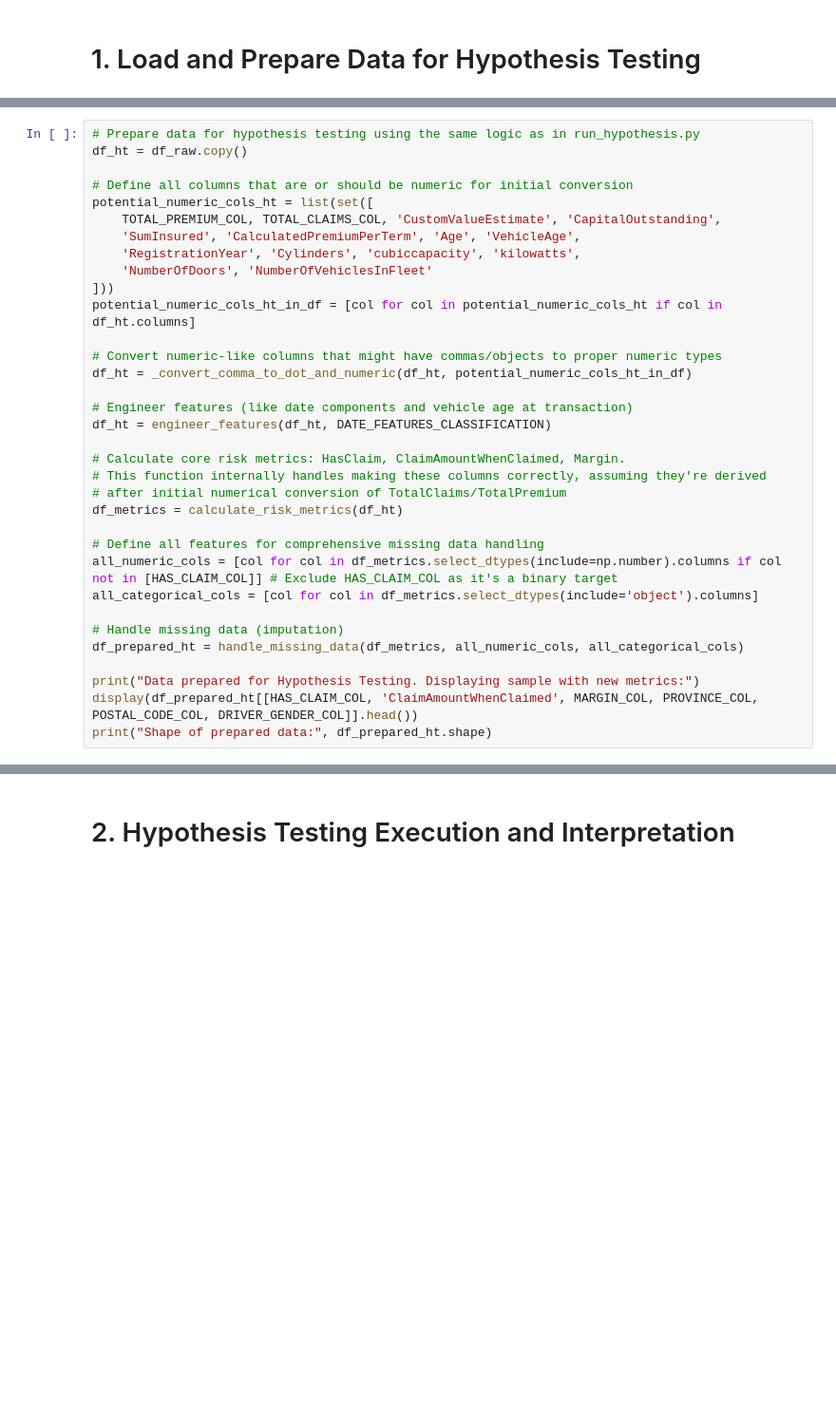
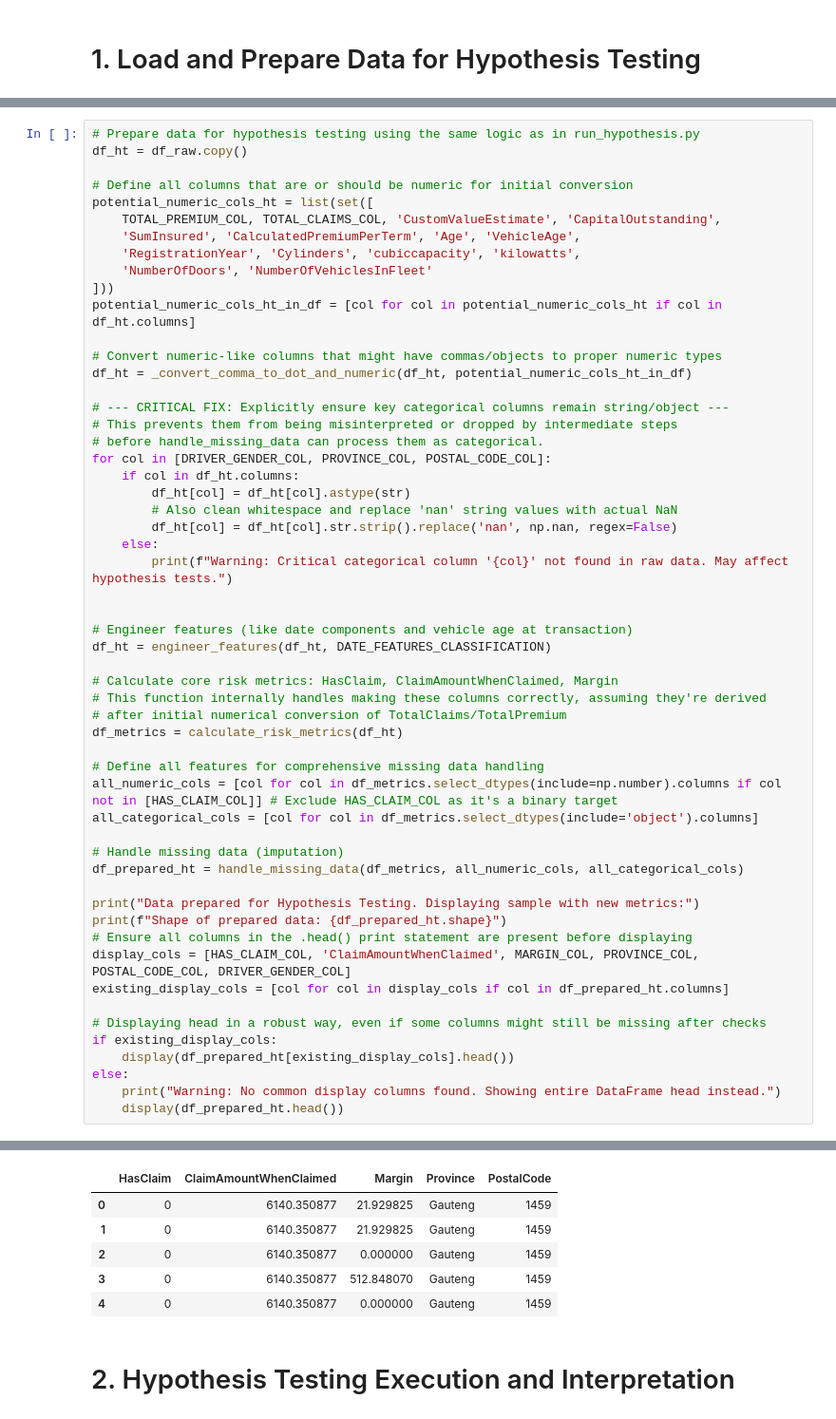
Before and after one commit to benkenlin/KAIM_W03_AlphaCare_Insurance_Risk_Analysis, a Jupyter notebook: notebooks/02_hypothesis_testing.ipynb, the cells around one changed output, grey strips where cells are left out. Shown at 95% size. Saved outputs shown, nothing was run; the diff lists cells and outputs as text; blank space fills up the shorter version.

Commit message:
feat: Hypothesis testing

```diff
--- a/notebooks/02_hypothesis_testing.ipynb
+++ b/notebooks/02_hypothesis_testing.ipynb
@@ -94,10 +140,22 @@ potential_numeric_cols_ht_in_df = [col for col in potential_numeric_cols_ht if c
 # Convert numeric-like columns that might have commas/objects to proper numeric types
 df_ht = _convert_comma_to_dot_and_numeric(df_ht, potential_numeric_cols_ht_in_df)
 
+# --- CRITICAL FIX: Explicitly ensure key categorical columns remain string/object ---
+# This prevents them from being misinterpreted or dropped by intermediate steps
+# before handle_missing_data can process them as categorical.
+for col in [DRIVER_GENDER_COL, PROVINCE_COL, POSTAL_CODE_COL]:
+    if col in df_ht.columns:
+        df_ht[col] = df_ht[col].astype(str)
+        # Also clean whitespace and replace 'nan' string values with actual NaN
+        df_ht[col] = df_ht[col].str.strip().replace('nan', np.nan, regex=False)
+    else:
+        print(f"Warning: Critical categorical column '{col}' not found in raw data. May affect hypothesis tests.")
+
+
 # Engineer features (like date components and vehicle age at transaction)
 df_ht = engineer_features(df_ht, DATE_FEATURES_CLASSIFICATION)
 
-# Calculate core risk metrics: HasClaim, ClaimAmountWhenClaimed, Margin.
+# Calculate core risk metrics: HasClaim, ClaimAmountWhenClaimed, Margin
 # This function internally handles making these columns correctly, assuming they're derived
 # after initial numerical conversion of TotalClaims/TotalPremium
 df_metrics = calculate_risk_metrics(df_ht)
@@ -110,5 +168,15 @@ all_categorical_cols = [col for col in df_metrics.select_dtypes(include='object'
 df_prepared_ht = handle_missing_data(df_metrics, all_numeric_cols, all_categorical_cols)
 
 print("Data prepared for Hypothesis Testing. Displaying sample with new metrics:")
-display(df_prepared_ht[[HAS_CLAIM_COL, 'ClaimAmountWhenClaimed', MARGIN_COL, PROVINCE_COL, POSTAL_CODE_COL, DRIVER_GENDER_COL]].head())
-print("Shape of prepared data:", df_prepared_ht.shape)
+print(f"Shape of prepared data: {df_prepared_ht.shape}")
+# Ensure all columns in the .head() print statement are present before displaying
+display_cols = [HAS_CLAIM_COL, 'ClaimAmountWhenClaimed', MARGIN_COL, PROVINCE_COL, POSTAL_CODE_COL, DRIVER_GENDER_COL]
+existing_display_cols = [col for col in display_cols if col in df_prepared_ht.columns]
+
+# Displaying head in a robust way, even if some columns might still be missing after checks
+if existing_display_cols:
+    display(df_prepared_ht[existing_display_cols].head())
+else:
+    print("Warning: No common display columns found. Showing entire DataFrame head instead.")
+    display(df_prepared_ht.head())
+# %% [output]
@@ -115,3 +186,9 @@ print("Shape of prepared data:", df_prepared_ht.shape)
+|  | HasClaim | ClaimAmountWhenClaimed | Margin | Province | PostalCode |
+| 0 | 0 | 6140.350877 | 21.929825 | Gauteng | 1459 |
+| 1 | 0 | 6140.350877 | 21.929825 | Gauteng | 1459 |
+| 2 | 0 | 6140.350877 | 0.000000 | Gauteng | 1459 |
+| 3 | 0 | 6140.350877 | 512.848070 | Gauteng | 1459 |
+| 4 | 0 | 6140.350877 | 0.000000 | Gauteng | 1459 |
 # %% [markdown]
 # 2. Hypothesis Testing Execution and Interpretation
 # %% [markdown]
```
Also changed, not shown: parts of 8 cells of this notebook, 4 other files.
